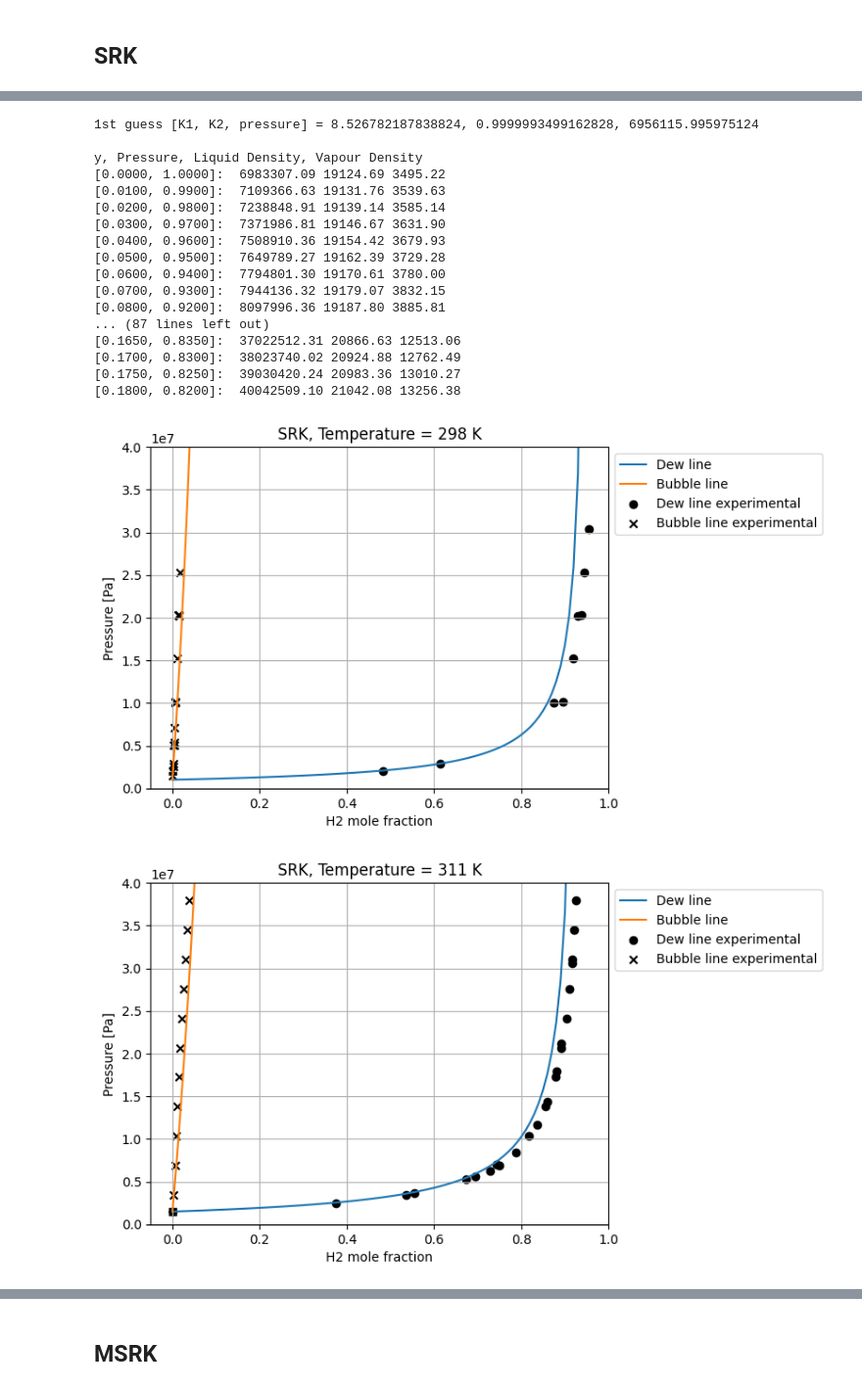
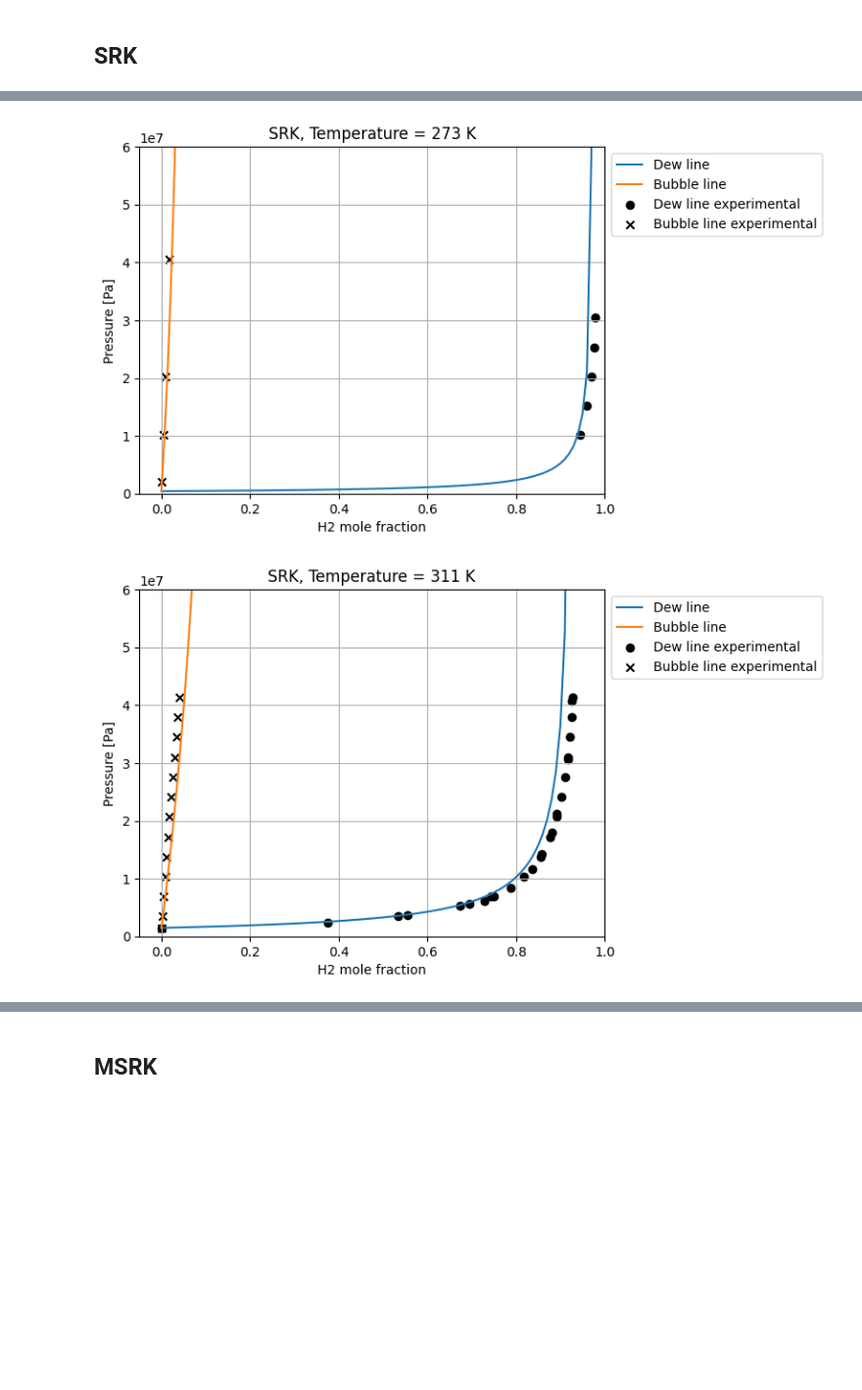
Before and after one commit to CatDN/mordu, a Jupyter notebook: ammonia_hydrogen.ipynb, the cells around one changed output, grey strips where cells are left out. Shown at 98% size. Saved outputs shown, nothing was run; the diff lists cells and outputs as text; code cells hidden in the pictures; blank space fills up the shorter version.

```diff
--- a/ammonia_hydrogen.ipynb
+++ b/ammonia_hydrogen.ipynb
@@ -632,10 +632,11 @@ import pandas as pd
 import matplotlib.pyplot as plt
 
 ####################################### Temperature
-temperatures = [298, 311, 378]
+temperatures = [298, 311, 378]  # temperatures with the most experimental data
+temperatures = [273, 311, 378]  # from [0301]
 
 ####################################### Experimental data
-path ="../dataframes/ammonia_hydrogen_VLE.xlsx"
+path ="dataframes/ammonia_hydrogen_VLE.xlsx"
 data = pd.read_excel(path)
 
 # round temperature to closest kelvin
@@ -667,10 +668,10 @@ for temperature in temperatures:
     data_T = data[data["T"]==temperature]
 
     # calculate dew compositions and pressure from algorithm
-    compositions_dew, pressures_dew = VLE_P_dew(mix_EOS, temperature, method="coefficients", pressure_break=400e5, step = 1e-2, coefficient_function=SRK_coefficients)
+    compositions_dew, pressures_dew = VLE_P_dew(mix_EOS, temperature, method="coefficients", pressure_break=600e5, step = 1e-2, coefficient_function=SRK_coefficients)
 
     # calculate bubble compositions and pressure from algorithm
-    compositions_bubble, pressures_bubble = VLE_P_bubble(mix_EOS, temperature, method="coefficients", pressure_break=400e5, step = 0.005,  coefficient_function=SRK_coefficients)
+    compositions_bubble, pressures_bubble = VLE_P_bubble(mix_EOS, temperature, method="coefficients", pressure_break=600e5, step = 0.005,  coefficient_function=SRK_coefficients)
 
 
     ####################################### Plotting
@@ -682,7 +683,7 @@ for temperature in temperatures:
     ax.scatter(data_T["y_H2"], data_T["P"], label="Dew line experimental", color="black", marker="o")
     ax.scatter(data_T["x_H2"], data_T["P"], label="Bubble line experimental", color="black", marker="x")
 
-    ax.set(xlabel="H2 mole fraction", ylabel="Pressure [Pa]", xlim = (-0.05,1),xticks=(0, 0.2, 0.4, 0.6, 0.8, 1), ylim=(0,400e5), title=f"SRK, Temperature = {temperature} K")
+    ax.set(xlabel="H2 mole fraction", ylabel="Pressure [Pa]", xlim = (-0.05,1),xticks=(0, 0.2, 0.4, 0.6, 0.8, 1), ylim=(0,600e5), title=f"SRK, Temperature = {temperature} K")
     ax.grid()
     ax.legend(loc="upper left", bbox_to_anchor=(1,1))
 plt.show()
@@ -741,19 +742,2 @@ Increasing magnitude of pressure guess, pressure_guess = 10.0 [bar]
-1st guess [K1, K2, pressure] = 8.526782187838824, 0.9999993499162828, 6956115.995975124
-
-y, Pressure, Liquid Density, Vapour Density
-[0.0000, 1.0000]:  6983307.09 19124.69 3495.22
-[0.0100, 0.9900]:  7109366.63 19131.76 3539.63
-[0.0200, 0.9800]:  7238848.91 19139.14 3585.14
-[0.0300, 0.9700]:  7371986.81 19146.67 3631.90
-[0.0400, 0.9600]:  7508910.36 19154.42 3679.93
-[0.0500, 0.9500]:  7649789.27 19162.39 3729.28
-[0.0600, 0.9400]:  7794801.30 19170.61 3780.00
-[0.0700, 0.9300]:  7944136.32 19179.07 3832.15
-[0.0800, 0.9200]:  8097996.36 19187.80 3885.81
-... (87 lines left out)
-[0.1650, 0.8350]:  37022512.31 20866.63 12513.06
-[0.1700, 0.8300]:  38023740.02 20924.88 12762.49
-[0.1750, 0.8250]:  39030420.24 20983.36 13010.27
-[0.1800, 0.8200]:  40042509.10 21042.08 13256.38
-[figure, old version]
+[figure, new version]
-[figure, old version]
+[figure, new version]
```
Also changed, not shown: parts of 4 cells of this notebook, 3 other files.
